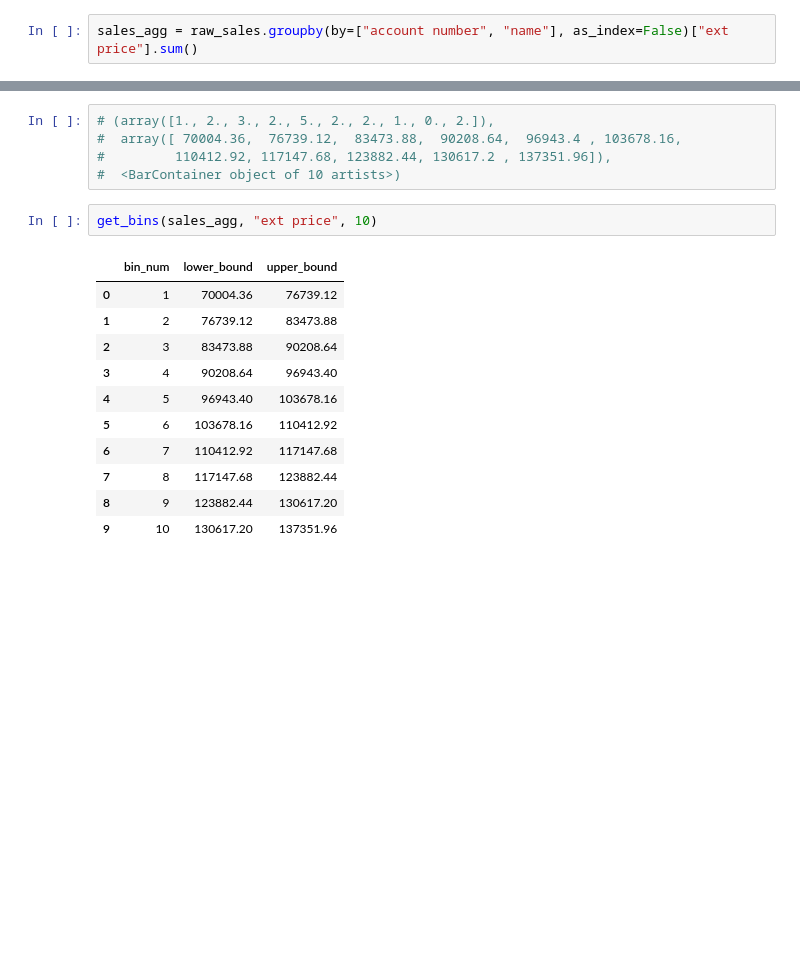
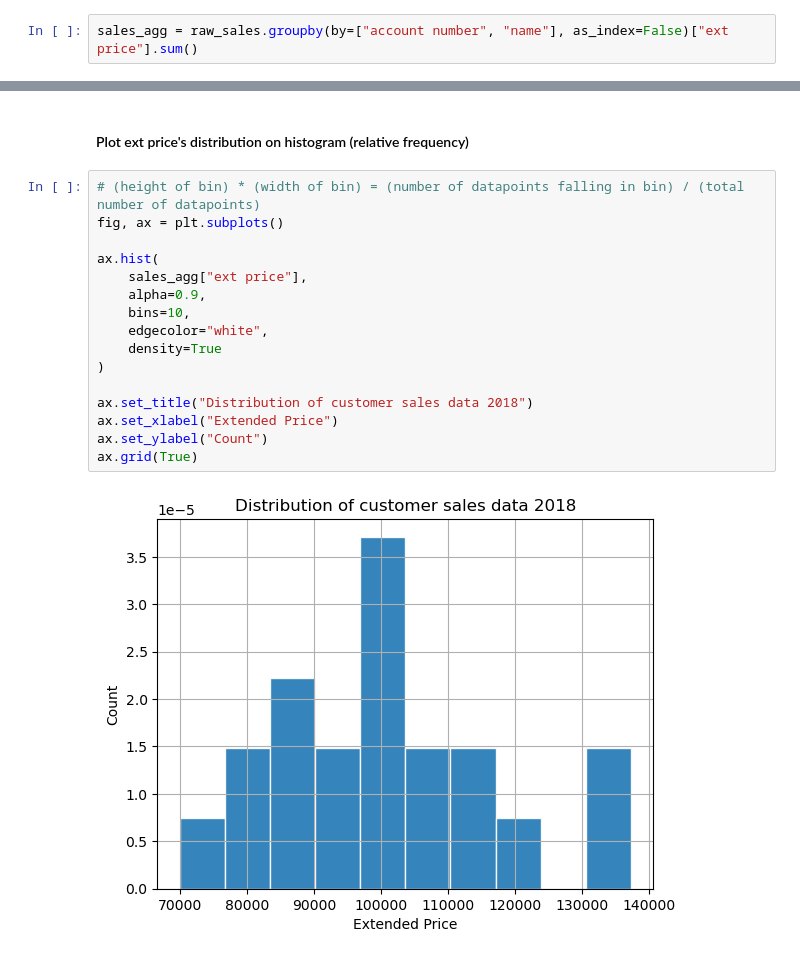
Before and after one commit to MeetPatel89/sales_analysis, a Jupyter notebook: notebook.ipynb, the cells around one changed output, grey strips where cells are left out. Saved outputs shown, nothing was run; the diff lists cells and outputs as text; blank space fills up the shorter version.

```diff
--- a/notebook.ipynb
+++ b/notebook.ipynb
@@ -58,19 +55,20 @@ ax.grid(True)
-# %%
-# (array([1., 2., 3., 2., 5., 2., 2., 1., 0., 2.]),
-#  array([ 70004.36,  76739.12,  83473.88,  90208.64,  96943.4 , 103678.16,
-#         110412.92, 117147.68, 123882.44, 130617.2 , 137351.96]),
-#  <BarContainer object of 10 artists>)
-# %%
-get_bins(sales_agg, "ext price", 10)
-# %% [output]
-|  | bin_num | lower_bound | upper_bound |
-| 0 | 1 | 70004.36 | 76739.12 |
-| 1 | 2 | 76739.12 | 83473.88 |
-| 2 | 3 | 83473.88 | 90208.64 |
-| 3 | 4 | 90208.64 | 96943.40 |
-| 4 | 5 | 96943.40 | 103678.16 |
-| 5 | 6 | 103678.16 | 110412.92 |
-| 6 | 7 | 110412.92 | 117147.68 |
-| 7 | 8 | 117147.68 | 123882.44 |
-| 8 | 9 | 123882.44 | 130617.20 |
-| 9 | 10 | 130617.20 | 137351.96 |
+# %% [markdown]
+#### Plot ext price's distribution on histogram (relative frequency)
+# %%
+# (height of bin) * (width of bin) = (number of datapoints falling in bin) / (total number of datapoints)
+fig, ax = plt.subplots()
+
+ax.hist(
+    sales_agg["ext price"],
+    alpha=0.9,
+    bins=10,
+    edgecolor="white",
+    density=True
+)
+
+ax.set_title("Distribution of customer sales data 2018")
+ax.set_xlabel("Extended Price")
+ax.set_ylabel("Count")
+ax.grid(True)
+# %% [output]
+[figure, added]
```
Also changed, not shown: parts of 10 cells of this notebook.
